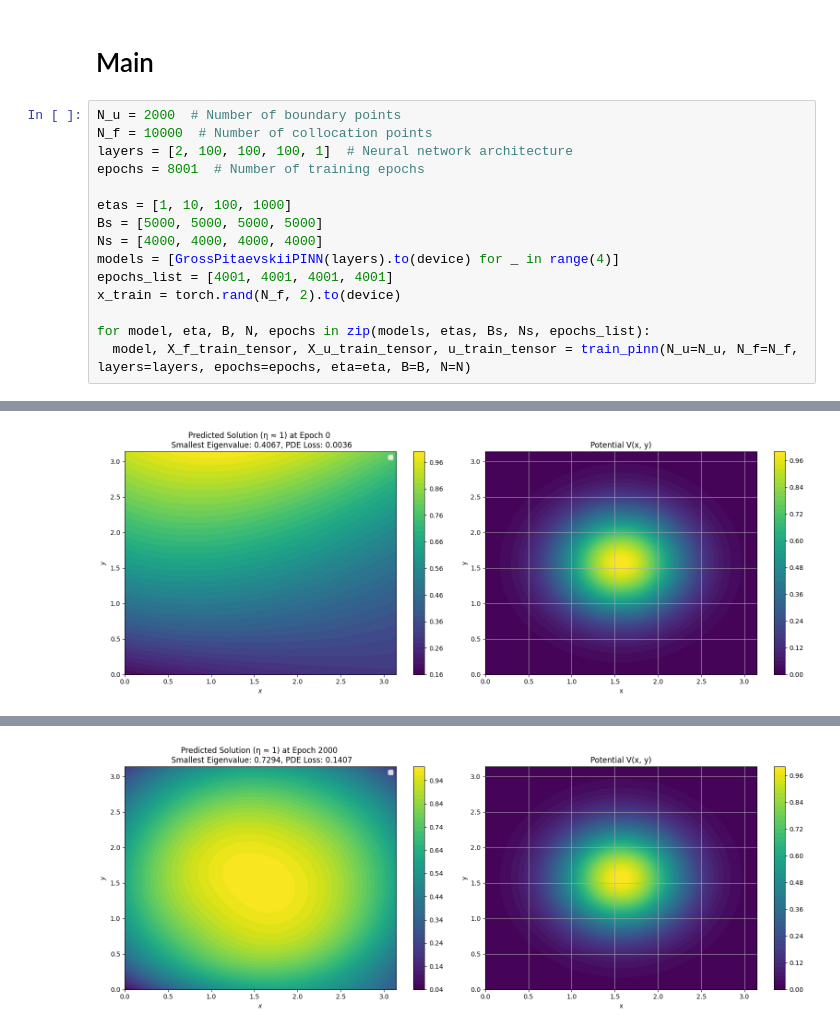
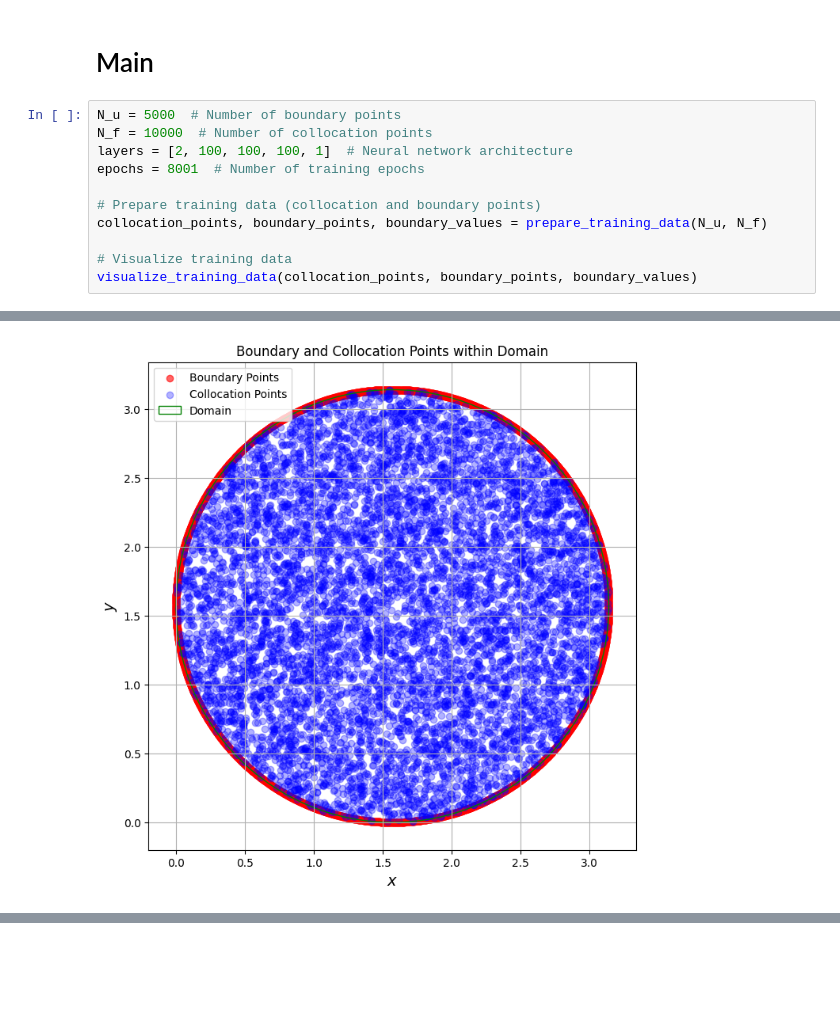
Before and after one commit to LevBahn/Gross-Pitaevskii-Eigenvalue-problem, a Jupyter notebook: Notebooks/Gross_Pitaevskii/Gross_Pitaevskii_2D_Vary_Interaction_Strength.ipynb, the cells around one changed output, grey strips where cells are left out. Cells and saved outputs as stored; diff of their text form; blank space fills up the shorter version.

```diff
--- a/Notebooks/Gross_Pitaevskii/Gross_Pitaevskii_2D_Vary_Interaction_Strength.ipynb
+++ b/Notebooks/Gross_Pitaevskii/Gross_Pitaevskii_2D_Vary_Interaction_Strength.ipynb
@@ -438,18 +483,14 @@ def plot_solution(model, num_grid_pts=100, center=(np.pi / 2, np.pi / 2), radius
 # %% [markdown]
 # Main
 # %%
-N_u = 2000  # Number of boundary points
+N_u = 5000  # Number of boundary points
 N_f = 10000  # Number of collocation points
 layers = [2, 100, 100, 100, 1]  # Neural network architecture
 epochs = 8001  # Number of training epochs
 
-etas = [1, 10, 100, 1000]
-Bs = [5000, 5000, 5000, 5000]
-Ns = [4000, 4000, 4000, 4000]
-models = [GrossPitaevskiiPINN(layers).to(device) for _ in range(4)]
-epochs_list = [4001, 4001, 4001, 4001]
-x_train = torch.rand(N_f, 2).to(device)
+# Prepare training data (collocation and boundary points)
+collocation_points, boundary_points, boundary_values = prepare_training_data(N_u, N_f)
 
-for model, eta, B, N, epochs in zip(models, etas, Bs, Ns, epochs_list):
-  model, X_f_train_tensor, X_u_train_tensor, u_train_tensor = train_pinn(N_u=N_u, N_f=N_f, layers=layers, epochs=epochs, eta=eta, B=B, N=N)
+# Visualize training data
+visualize_training_data(collocation_points, boundary_points, boundary_values)
 # %% [output]
@@ -457 +497 @@ Epoch [0/4001], Loss: 4100.658691
-[figure, old version]
+[figure, new version]
@@ -459 +497,0 @@ Epoch [2000/4001], Loss: 3507.836426
-[figure, removed]
```
Also changed, not shown: parts of 8 cells of this notebook.
